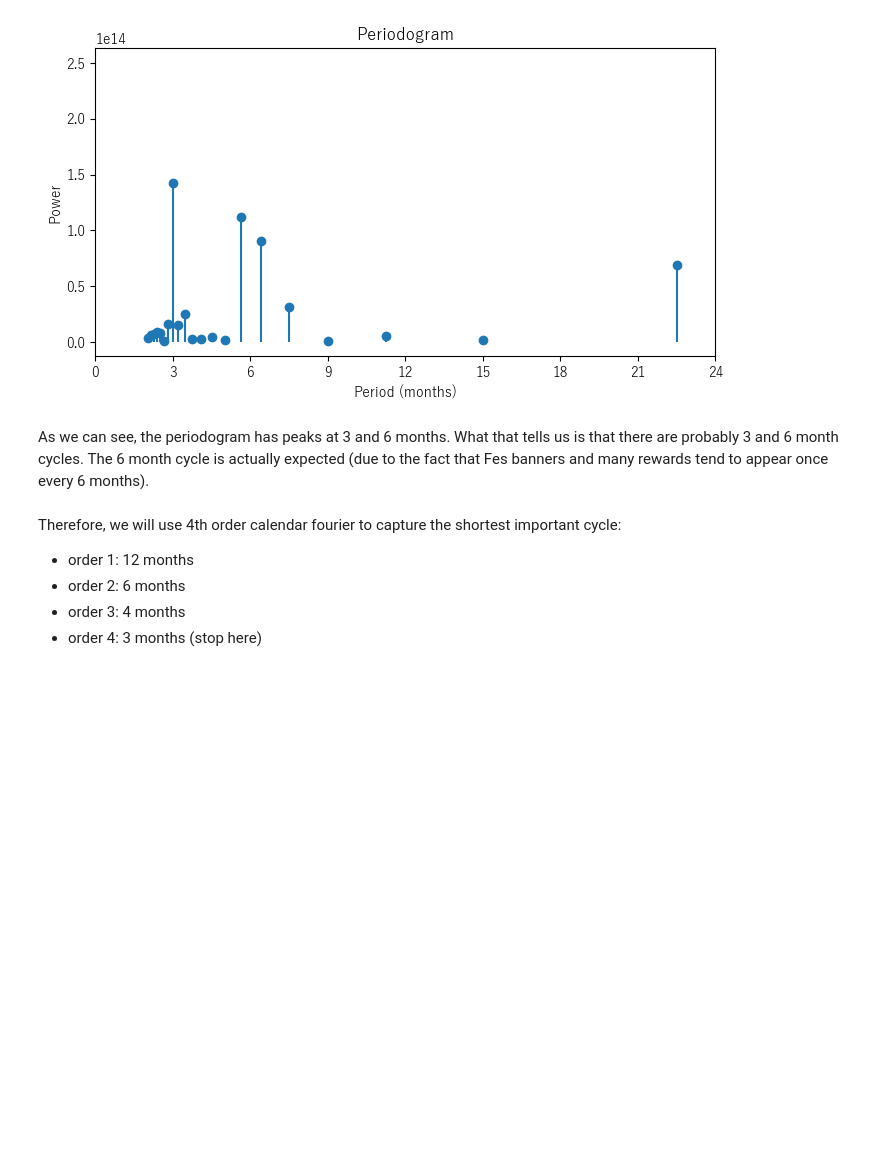
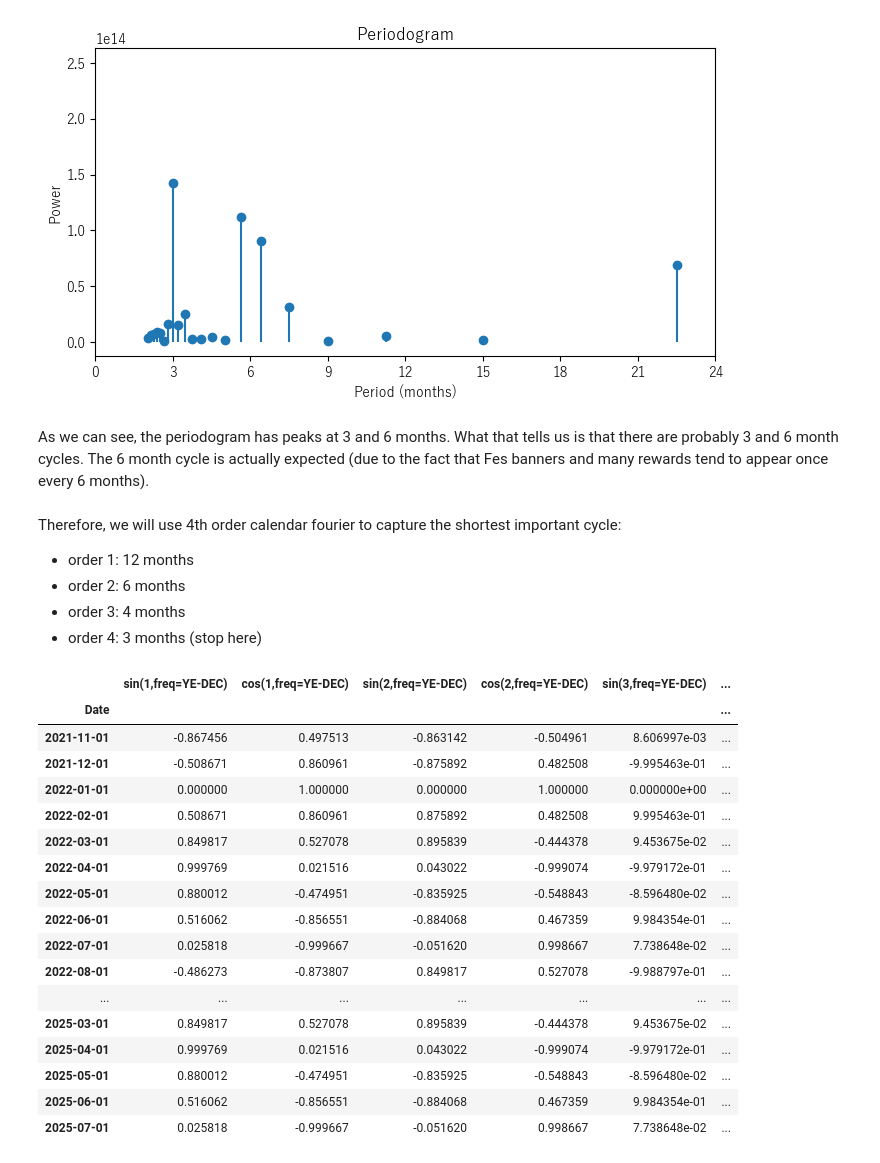
Before and after one commit to willowisp01/blue-archive-forecasting, a Jupyter notebook: analysis.ipynb, the cells around one changed output. Drawn from its saved outputs; the diff is of its cells as text; code cells hidden in the pictures; blank space fills up the shorter version.

```diff
--- a/analysis.ipynb
+++ b/analysis.ipynb
@@ -958,6 +958,38 @@ Therefore, we will use 4th order calendar fourier to capture the shortest import
 - order 3: 4 months
 - order 4: 3 months (stop here)
 # %%
-fourier = CalendarFourier(freq="M", order=4)
+fourier = CalendarFourier(freq="YE", order=4)
 
-revenue = revenue.set_index('Date').asfreq('M')
+revenue_copy = revenue.copy()
+revenue_copy = revenue_copy.set_index('Date').asfreq('MS')
+
+dp = DeterministicProcess(
+    index=revenue_copy.index,
+    constant=False,
+    order=0,
+    seasonal=False,
+    additional_terms=[fourier],
+    drop=True,
+)
+X = dp.in_sample()
+
+X
+# %% [output]
+|  | sin(1,freq=YE-DEC) | cos(1,freq=YE-DEC) | sin(2,freq=YE-DEC) | cos(2,freq=YE-DEC) | sin(3,freq=YE-DEC) | ... |
+| Date |  |  |  |  |  | ... |
+| 2021-11-01 | -0.867456 | 0.497513 | -0.863142 | -0.504961 | 8.606997e-03 | ... |
+| 2021-12-01 | -0.508671 | 0.860961 | -0.875892 | 0.482508 | -9.995463e-01 | ... |
+| 2022-01-01 | 0.000000 | 1.000000 | 0.000000 | 1.000000 | 0.000000e+00 | ... |
+| 2022-02-01 | 0.508671 | 0.860961 | 0.875892 | 0.482508 | 9.995463e-01 | ... |
+| 2022-03-01 | 0.849817 | 0.527078 | 0.895839 | -0.444378 | 9.453675e-02 | ... |
+| 2022-04-01 | 0.999769 | 0.021516 | 0.043022 | -0.999074 | -9.979172e-01 | ... |
+| 2022-05-01 | 0.880012 | -0.474951 | -0.835925 | -0.548843 | -8.596480e-02 | ... |
+| 2022-06-01 | 0.516062 | -0.856551 | -0.884068 | 0.467359 | 9.984354e-01 | ... |
+| 2022-07-01 | 0.025818 | -0.999667 | -0.051620 | 0.998667 | 7.738648e-02 | ... |
+| 2022-08-01 | -0.486273 | -0.873807 | 0.849817 | 0.527078 | -9.988797e-01 | ... |
+| ... | ... | ... | ... | ... | ... | ... |
+| 2025-03-01 | 0.849817 | 0.527078 | 0.895839 | -0.444378 | 9.453675e-02 | ... |
+| 2025-04-01 | 0.999769 | 0.021516 | 0.043022 | -0.999074 | -9.979172e-01 | ... |
+| 2025-05-01 | 0.880012 | -0.474951 | -0.835925 | -0.548843 | -8.596480e-02 | ... |
+| 2025-06-01 | 0.516062 | -0.856551 | -0.884068 | 0.467359 | 9.984354e-01 | ... |
+| 2025-07-01 | 0.025818 | -0.999667 | -0.051620 | 0.998667 | 7.738648e-02 | ... |
```
Also changed, not shown: parts of 10 cells of this notebook.
